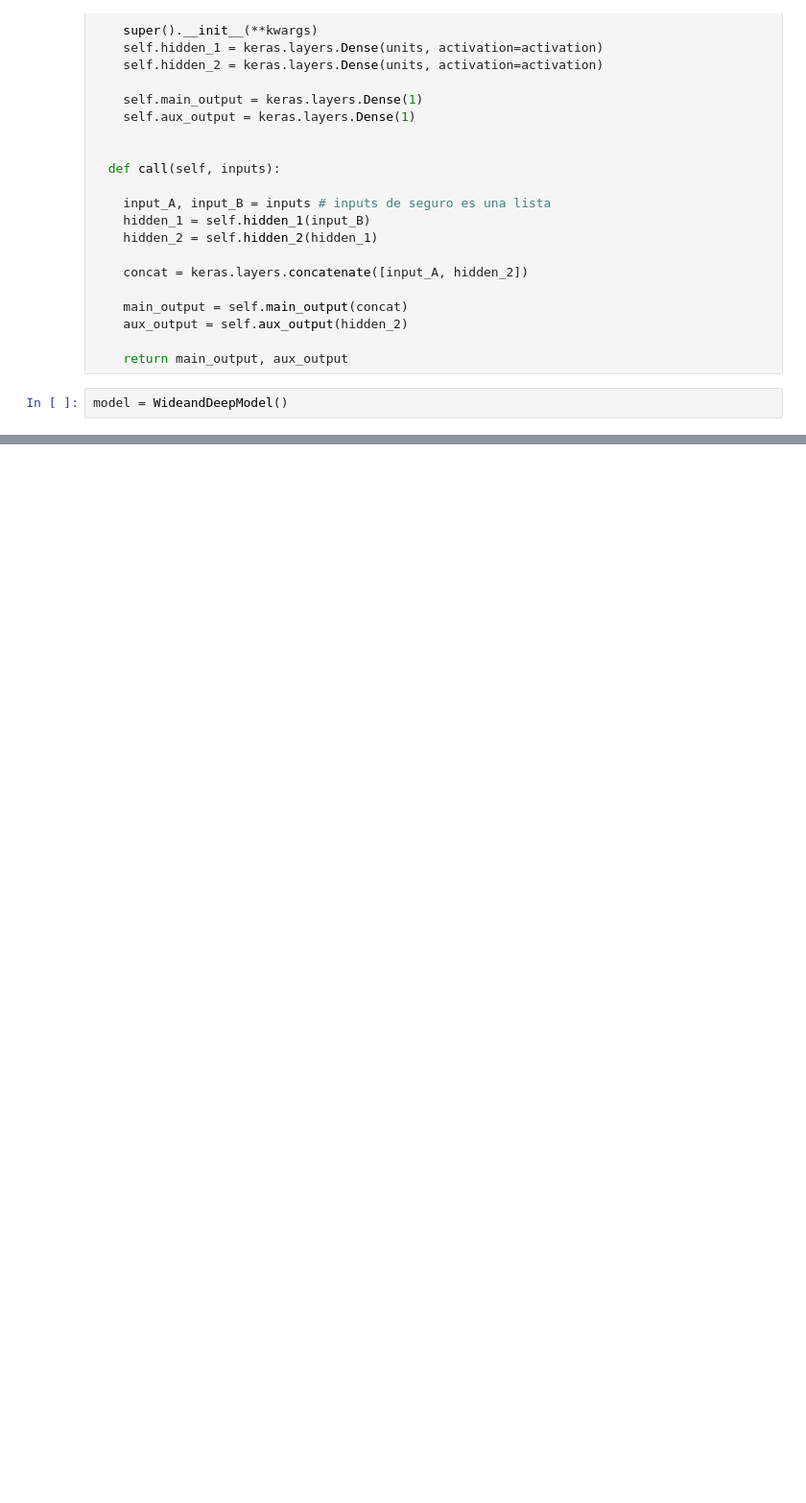
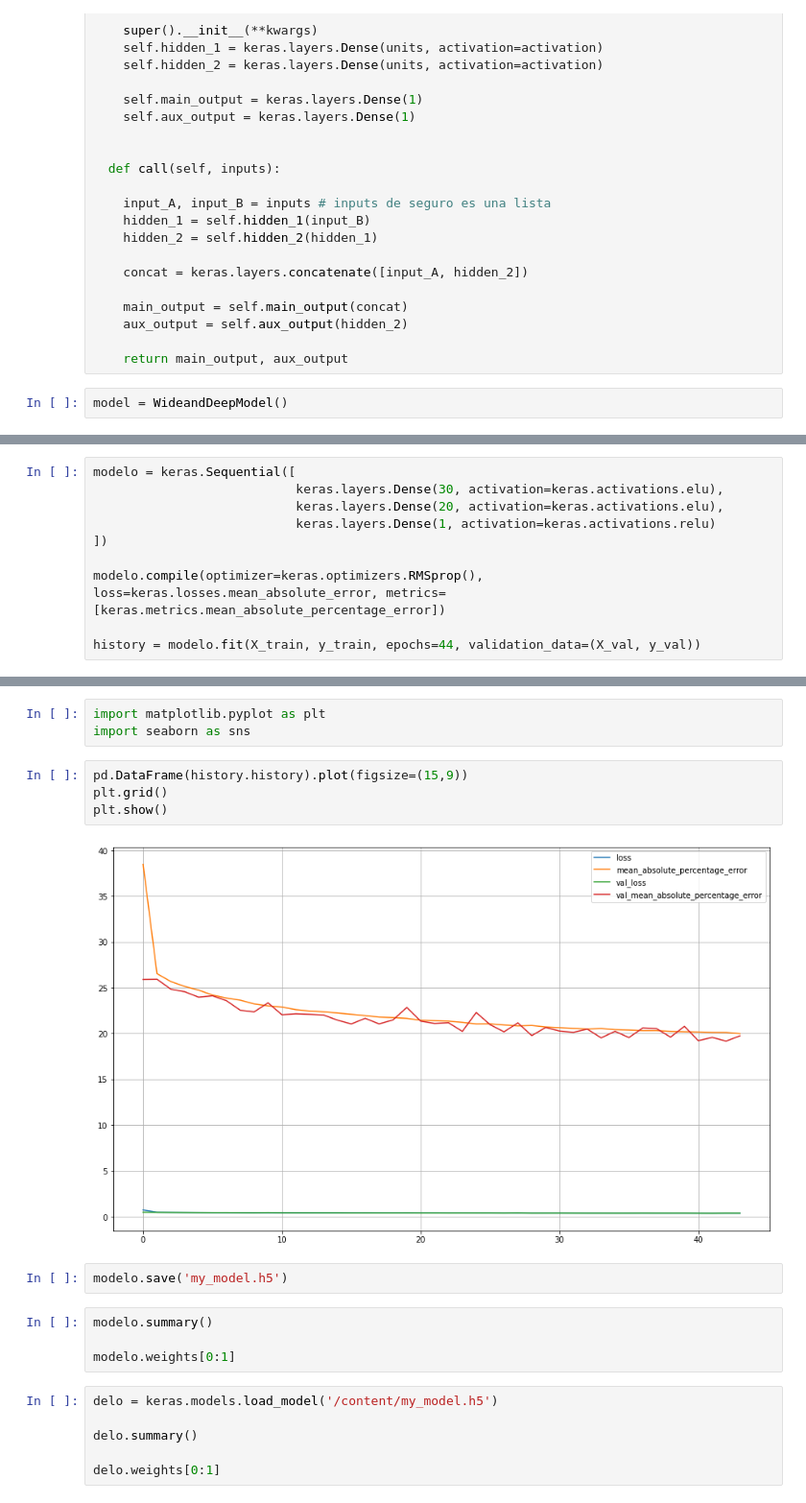
Before and after one commit to jeansyo/Algoritms_Intro_machineLearningWithPython, a Jupyter notebook: Hands 1NN.ipynb, the cells around one changed output, grey strips where cells are left out. Shown at 96% size. Cells and saved outputs as stored; diff of their text form; blank space fills up the shorter version.

```diff
--- a/Hands 1NN.ipynb
+++ b/Hands 1NN.ipynb
@@ -426,0 +436,10 @@ model.call([X_trainA, X_trainB])
+# %%
+modelo = keras.Sequential([
+                           keras.layers.Dense(30, activation=keras.activations.elu),
+                           keras.layers.Dense(20, activation=keras.activations.elu),
+                           keras.layers.Dense(1, activation=keras.activations.relu)
+])
+
+modelo.compile(optimizer=keras.optimizers.RMSprop(), loss=keras.losses.mean_absolute_error, metrics=[keras.metrics.mean_absolute_percentage_error])
+
+history = modelo.fit(X_train, y_train, epochs=44, validation_data=(X_val, y_val))
@@ -426,0 +469,21 @@ model.call([X_trainA, X_trainB])
+# %%
+import matplotlib.pyplot as plt
+import seaborn as sns
+# %%
+pd.DataFrame(history.history).plot(figsize=(15,9))
+plt.grid()
+plt.show()
+# %% [output]
+[figure, added]
+# %%
+modelo.save('my_model.h5')
+# %%
+modelo.summary()
+
+modelo.weights[0:1]
+# %%
+delo = keras.models.load_model('/content/my_model.h5')
+
+delo.summary()
+
+delo.weights[0:1]
```
Also changed, not shown: parts of 35 cells of this notebook.
